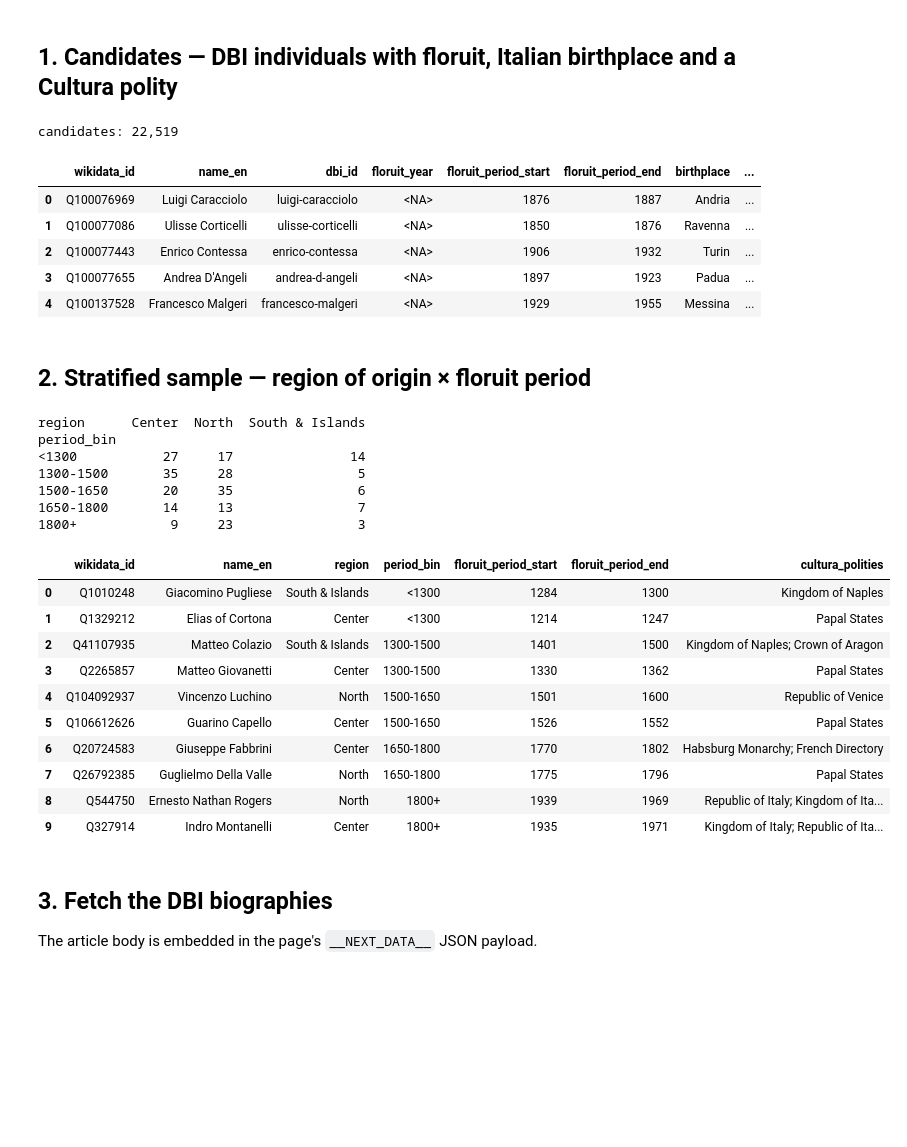
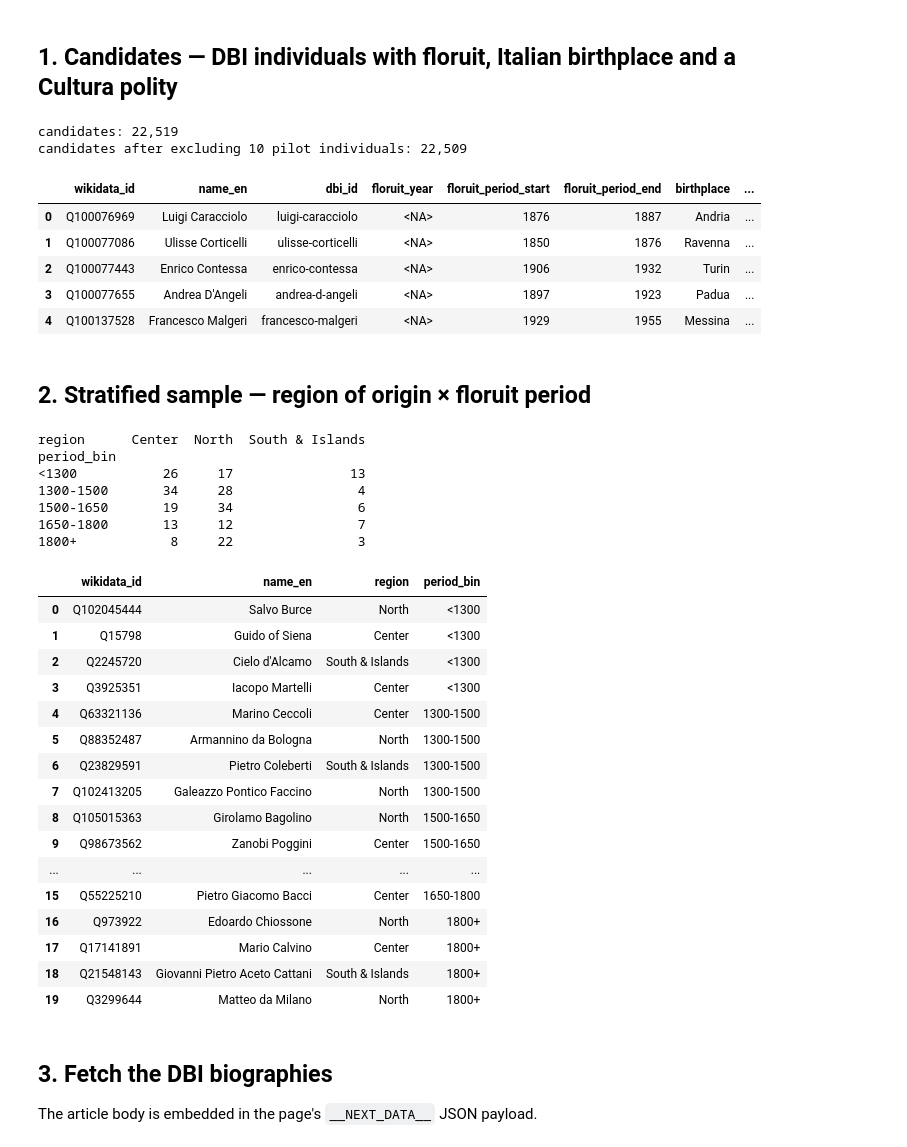
Before and after one commit to charlesdedampierre/cultura_database, a Jupyter notebook: annotations/treccani_validation/1_treccani_floruit_validation.ipynb, the cells around one changed output. Saved outputs shown, nothing was run; the diff lists cells and outputs as text; code cells hidden in the pictures; blank space fills up the shorter version.

Commit message:
Treccani validation: 20-individual labeling set, pilot excluded, Cultura comparison columns removed

```diff
--- a/annotations/treccani_validation/1_treccani_floruit_validation.ipynb
+++ b/annotations/treccani_validation/1_treccani_floruit_validation.ipynb
@@ -28,7 +29,8 @@ CACHE_DIR = OUT_DIR / "_cache"
 CACHE_DIR.mkdir(parents=True, exist_ok=True)
 
 SEED = 42
-N_PER_BIN = 2                      # 2 individuals x 5 period bins = 10
+N_PER_BIN = 4                      # 4 individuals x 5 period bins = 20
+N_TOTAL = N_PER_BIN * 5
 MODEL = "google/gemini-3.5-flash"
 PROMPT_VERSION = "v3"              # bump to invalidate the LLM caches
 OPENROUTER_URL = "https://openrouter.ai/api/v1/chat/completions"
@@ -113,9 +115,16 @@ candidates = con.execute("""
 # Stable order so the seeded sample is reproducible across runs.
 candidates = candidates.sort_values("wikidata_id").reset_index(drop=True)
 print(f"candidates: {len(candidates):,}")
+
+# Exclude the pilot-sample individuals so the 20 are all new.
+PILOT_PATH = OUT_DIR / "treccani_validation_sample10.tsv"
+pilot_ids = set(pd.read_csv(PILOT_PATH, sep="\t")["wikidata_id"]) if PILOT_PATH.exists() else set()
+candidates = candidates[~candidates["wikidata_id"].isin(pilot_ids)].reset_index(drop=True)
+print(f"candidates after excluding {len(pilot_ids)} pilot individuals: {len(candidates):,}")
 candidates.head()
 # %% [output]
 candidates: 22,519
+candidates after excluding 10 pilot individuals: 22,509
 |  | wikidata_id | name_en | dbi_id | floruit_year | floruit_period_start | floruit_period_end | birthplace | ... |
 | 0 | Q100076969 | Luigi Caracciolo | luigi-caracciolo | <NA> | 1876 | 1887 | Andria | ... |
 | 1 | Q100077086 | Ulisse Corticelli | ulisse-corticelli | <NA> | 1850 | 1876 | Ravenna | ... |
@@ -127,54 +136,58 @@ candidates: 22,519
 # %%
 # Region of origin from birthplace latitude (Italian macro-areas).
 def region_of(lat):
     if lat >= 44.0:
         return "North"
     if lat >= 41.5:
         return "Center"
     return "South & Islands"
 
 candidates["region"] = candidates["birth_lat"].apply(region_of)
 candidates["period_bin"] = pd.cut(
     candidates["floruit_year"], bins=PERIOD_BINS, labels=PERIOD_LABELS)
 
 print(candidates.groupby(["period_bin", "region"], observed=True).size().unstack(fill_value=0))
 
-# 2 individuals per period bin, from different regions when possible.
+# N_PER_BIN individuals per period bin, spreading regions when possible.
 rows = []
 for label in PERIOD_LABELS:
     pool = candidates[candidates["period_bin"] == label]
     pool = pool.sample(frac=1, random_state=SEED)
-    picked = pool.drop_duplicates("region").head(N_PER_BIN)
-    if len(picked) < N_PER_BIN:                      # bin with a single region
-        rest = pool.drop(picked.index).head(N_PER_BIN - len(picked))
-        picked = pd.concat([picked, rest])
+    picked = pool.drop_duplicates("region")          # one per region first
+    rest = pool.drop(picked.index)
+    picked = pd.concat([picked, rest]).head(N_PER_BIN)
     rows.append(picked)
 
 sample = pd.concat(rows).reset_index(drop=True)
-assert len(sample) == 10 and sample["wikidata_id"].is_unique
+assert len(sample) == N_TOTAL and sample["wikidata_id"].is_unique
 sample["dbi_url"] = ("https://www.treccani.it/enciclopedia/"
                      + sample["dbi_id"] + "_(Dizionario-Biografico)/")
-sample[["wikidata_id", "name_en", "region", "period_bin",
-        "floruit_period_start", "floruit_period_end", "cultura_polities"]]
+sample[["wikidata_id", "name_en", "region", "period_bin"]]
 # %% [output]
 region      Center  North  South & Islands
 period_bin
-<1300           27     17               14
-1300-1500       35     28                5
-1500-1650       20     35                6
-1650-1800       14     13                7
-1800+            9     23                3
+<1300           26     17               13
+1300-1500       34     28                4
+1500-1650       19     34                6
+1650-1800       13     12                7
+1800+            8     22                3
-|  | wikidata_id | name_en | region | period_bin | floruit_period_start | floruit_period_end | cultura_polities |
-| 0 | Q1010248 | Giacomino Pugliese | South & Islands | <1300 | 1284 | 1300 | Kingdom of Naples |
-| 1 | Q1329212 | Elias of Cortona | Center | <1300 | 1214 | 1247 | Papal States |
-| 2 | Q41107935 | Matteo Colazio | South & Islands | 1300-1500 | 1401 | 1500 | Kingdom of Naples; Crown of Aragon |
-| 3 | Q2265857 | Matteo Giovanetti | Center | 1300-1500 | 1330 | 1362 | Papal States |
-| 4 | Q104092937 | Vincenzo Luchino | North | 1500-1650 | 1501 | 1600 | Republic of Venice |
-| 5 | Q106612626 | Guarino Capello | Center | 1500-1650 | 1526 | 1552 | Papal States |
-| 6 | Q20724583 | Giuseppe Fabbrini | Center | 1650-1800 | 1770 | 1802 | Habsburg Monarchy; French Directory |
-| 7 | Q26792385 | Guglielmo Della Valle | North | 1650-1800 | 1775 | 1796 | Papal States |
-| 8 | Q544750 | Ernesto Nathan Rogers | North | 1800+ | 1939 | 1969 | Republic of Italy; Kingdom of Ita... |
-| 9 | Q327914 | Indro Montanelli | Center | 1800+ | 1935 | 1971 | Kingdom of Italy; Republic of Ita... |
+|  | wikidata_id | name_en | region | period_bin |
+| 0 | Q102045444 | Salvo Burce | North | <1300 |
+| 1 | Q15798 | Guido of Siena | Center | <1300 |
+| 2 | Q2245720 | Cielo d'Alcamo | South & Islands | <1300 |
+| 3 | Q3925351 | Iacopo Martelli | Center | <1300 |
+| 4 | Q63321136 | Marino Ceccoli | Center | 1300-1500 |
+| 5 | Q88352487 | Armannino da Bologna | North | 1300-1500 |
+| 6 | Q23829591 | Pietro Coleberti | South & Islands | 1300-1500 |
+| 7 | Q102413205 | Galeazzo Pontico Faccino | North | 1300-1500 |
+| 8 | Q105015363 | Girolamo Bagolino | North | 1500-1650 |
+| 9 | Q98673562 | Zanobi Poggini | Center | 1500-1650 |
+| ... | ... | ... | ... | ... |
+| 15 | Q55225210 | Pietro Giacomo Bacci | Center | 1650-1800 |
+| 16 | Q973922 | Edoardo Chiossone | North | 1800+ |
+| 17 | Q17141891 | Mario Calvino | Center | 1800+ |
+| 18 | Q21548143 | Giovanni Pietro Aceto Cattani | South & Islands | 1800+ |
+| 19 | Q3299644 | Matteo da Milano | North | 1800+ |
 # %% [markdown]
 ## 3. Fetch the DBI biographies
 
```
Also changed, not shown: parts of 7 cells of this notebook, 3 other files.
